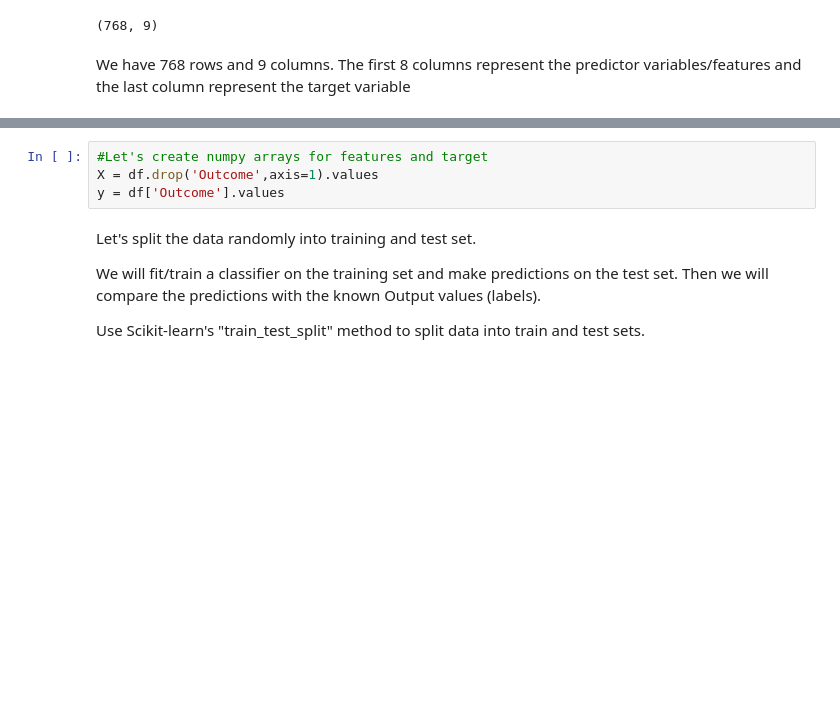
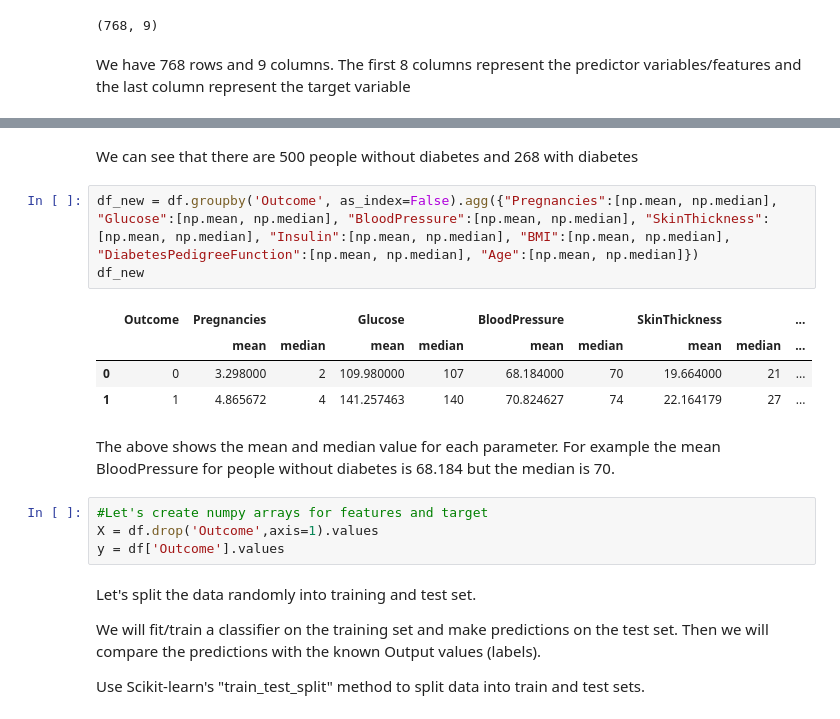
Before and after one commit to Brendan557/Diabetes-KNN, a Jupyter notebook: KNNDiabetes.ipynb, the cells around one changed output, grey strips where cells are left out. Saved outputs shown, nothing was run; the diff lists cells and outputs as text; blank space fills up the shorter version.

```diff
--- a/KNNDiabetes.ipynb
+++ b/KNNDiabetes.ipynb
@@ -36,3 +63,15 @@ We have 768 rows and 9 columns. The first 8 columns represent the predictor vari
+# %% [markdown]
+We can see that there are 500 people without diabetes and 268 with diabetes
+# %%
+df_new = df.groupby('Outcome', as_index=False).agg({"Pregnancies":[np.mean, np.median], "Glucose":[np.mean, np.median], "BloodPressure":[np.mean, np.median], "SkinThickness":[np.mean, np.median], "Insulin":[np.mean, np.median], "BMI":[np.mean, np.median], "DiabetesPedigreeFunction":[np.mean, np.median], "Age":[np.mean, np.median]})
+df_new
+# %% [output]
+|  | Outcome | Pregnancies |  | Glucose |  | BloodPressure |  | SkinThickness |  | ... |
+|  |  | mean | median | mean | median | mean | median | mean | median | ... |
+| 0 | 0 | 3.298000 | 2 | 109.980000 | 107 | 68.184000 | 70 | 19.664000 | 21 | ... |
+| 1 | 1 | 4.865672 | 4 | 141.257463 | 140 | 70.824627 | 74 | 22.164179 | 27 | ... |
+# %% [markdown]
+The above shows the mean and median value for each parameter. For example the mean BloodPressure for people without diabetes is 68.184 but the median is 70.
 # %%
 #Let's create numpy arrays for features and target
 X = df.drop('Outcome',axis=1).values
```
Also changed, not shown: parts of 16 cells of this notebook.
